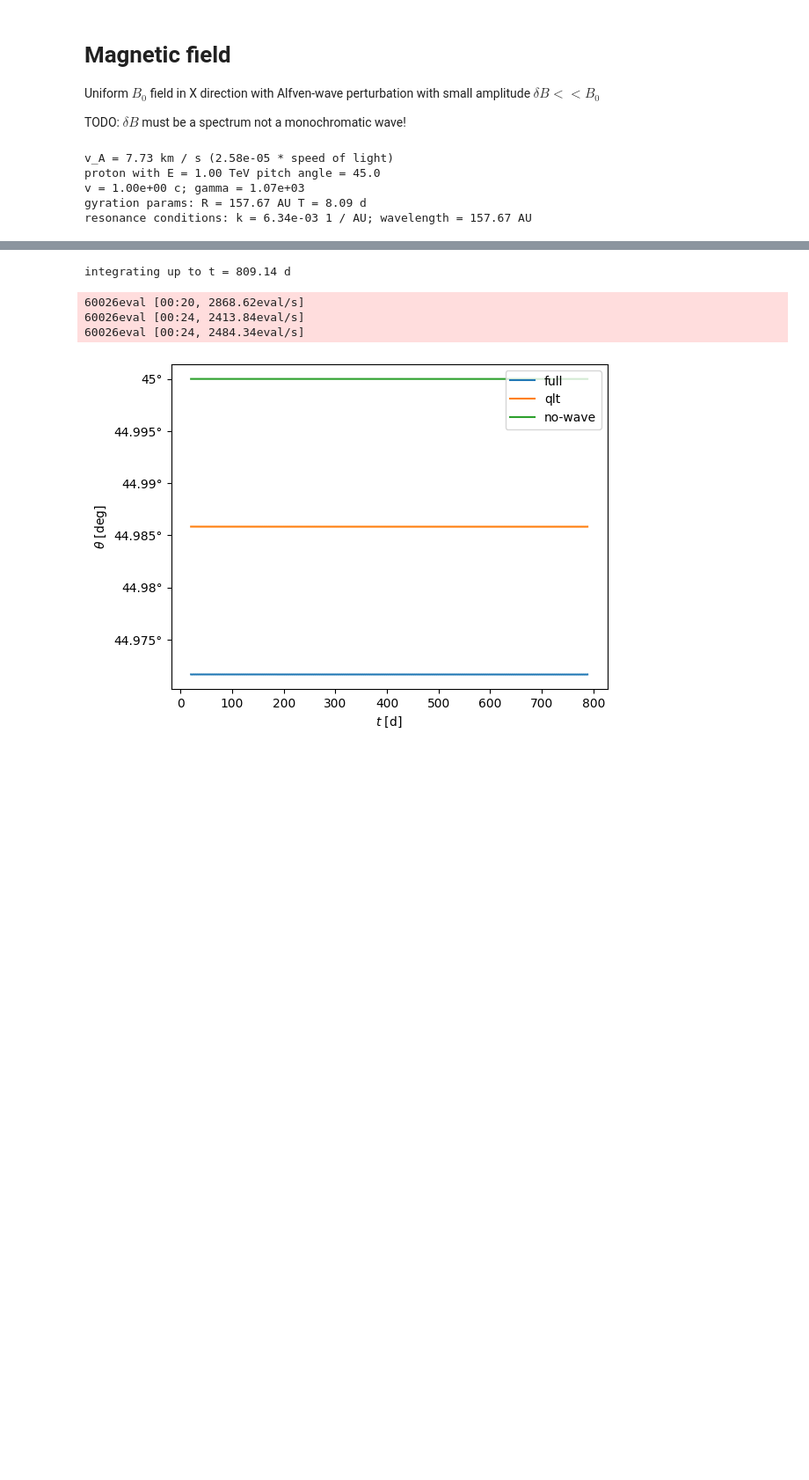
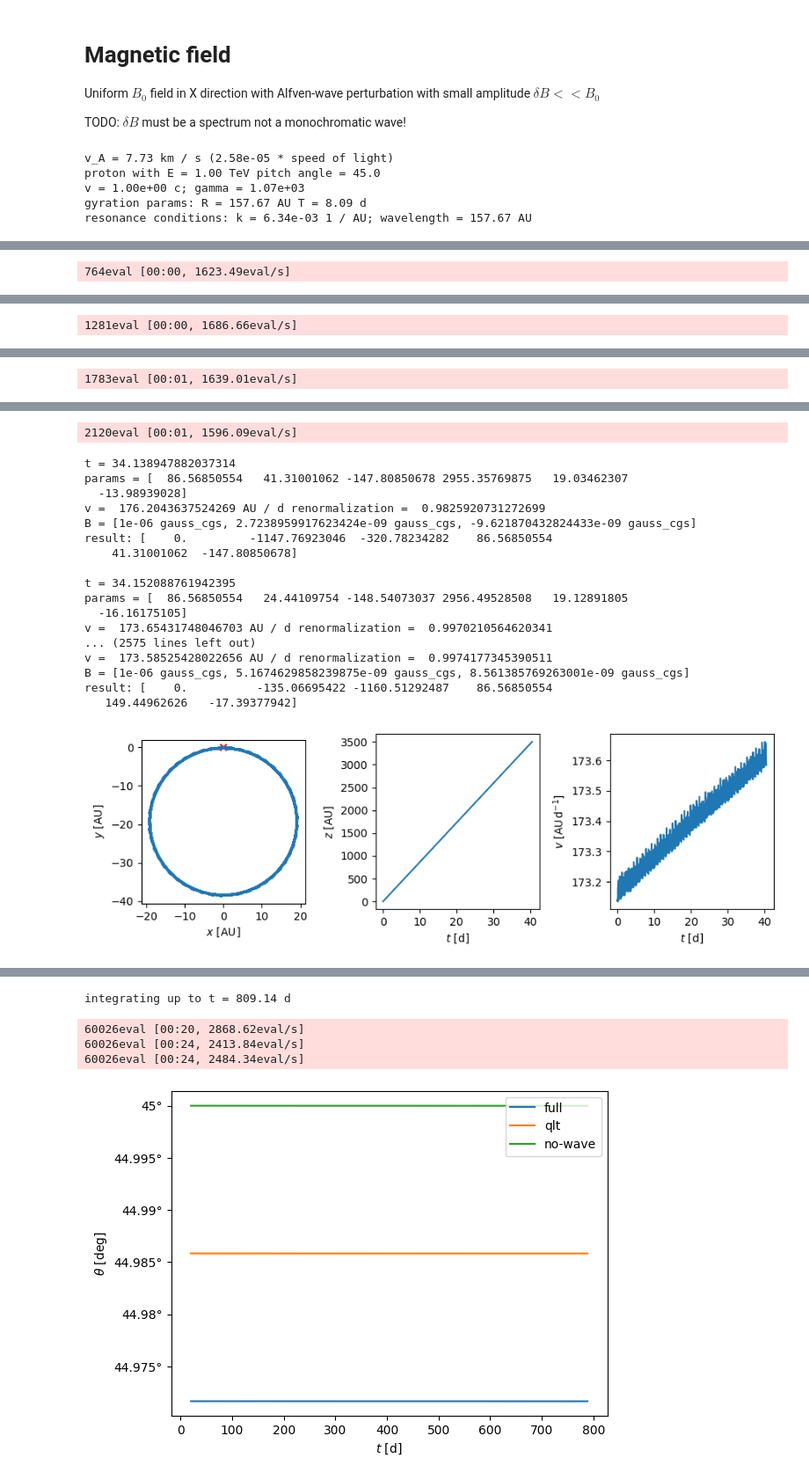
Before and after one commit to nj-vs-vh/gssi-he-th, a Jupyter notebook: Pitch Angle Diffusion Simulation.ipynb, the cells around one changed output, grey strips where cells are left out. Shown at 88% size. Cells and saved outputs as stored; diff of their text form; code cells hidden in the pictures; blank space fills up the shorter version.

```diff
--- a/Pitch Angle Diffusion Simulation.ipynb
+++ b/Pitch Angle Diffusion Simulation.ipynb
@@ -18,7 +19,7 @@ Uniform $B_0$ field in X direction with Alfven-wave perturbation with small ampl
 TODO: $\delta B$ must be a spectrum not a monochromatic wave!
 # %%
 B0 = 1e-6 * gauss_cgs
-deltaB = 1e-3 * B0
+deltaB = 1e-2 * B0
 
 # plasma density
 n_IMP = 1 / u.cm**3
@@ -185,6 +147,8 @@ APPROX_OPTS: list[Approx] = ["no-wave", "qlt", "full"]
 
 def get_ode_rhs(k: u.Quantity[1 / u.au], B_phase: float, gamma: float, approx: Approx):
     lorentz_force_norm = const.e.gauss / (const.c * const.m_p * gamma)
+    v = (const.c * np.sqrt(1 - gamma ** (-2))).to(u.au / u.d)
+    print(v)
 
     def f(
         t: float, params: np.ndarray, pbar: tqdm | None = None, verbose: bool = False
@@ -202,6 +166,15 @@ def get_ode_rhs(k: u.Quantity[1 / u.au], B_phase: float, gamma: float, approx: A
         vx = vx * V_UNIT
         vy = vy * V_UNIT
         vz = vz * V_UNIT
+
+        v_abs = np.sqrt(vx**2 + vy**2 + vz**2)
+        renorm_factor = (v / v_abs).decompose().value
+        if verbose:
+            print("v = ", v_abs, "renormalization = ", renorm_factor)
+        # vx *= renorm_factor
+        # vy *= renorm_factor
+        # vz *= renorm_factor
+
         x = x * L_UNIT
         y = y * L_UNIT
         z = z * L_UNIT
@@ -213,6 +186,10 @@ def get_ode_rhs(k: u.Quantity[1 / u.au], B_phase: float, gamma: float, approx: A
 
         perturb_x = False if approx == "no-wave" else True
         perturb_trans = True if approx == "full" else False
+
+        # TEMP
+        # print((lorentz_force_norm * (vy * Bz - vz * By)).to(A_UNIT))
+
         result = np.array(
             [
                 (
@@ -245,7 +222,8 @@ def get_ode_initial(E: u.Quantity[u.eV], theta: float) -> np.ndarray:
     v = const.c * np.sqrt(1 - gamma ** (-2))
     vx = v * np.cos(theta)
     v_trans = v * np.sin(theta)
-    phi = np.random.random() * np.pi * 2
+    phi = 0
+    # phi = np.random.random() * np.pi * 2
     return np.array(
         [
             vx.to(V_UNIT).value,
@@ -258,0 +241,38 @@ def get_ode_initial(E: u.Quantity[u.eV], theta: float) -> np.ndarray:
+# %%
+E = 100 * u.GeV
+gamma = E / (const.m_p * const.c**2)
+theta = np.pi / 3
+particle = Particle.from_energy_pitch_angle(E=E, theta=theta)
+theta0 = get_ode_initial(E, theta)
+
+t_max = 50 * particle.T_L
+t_eval = (
+    np.arange(0, t_max.to(T_UNIT).value, particle.T_L.to(T_UNIT).value / 16.3415)
+    * T_UNIT
+)
+with tqdm(unit="eval") as pbar:
+    no_wave_solution = solve_ivp(
+        fun=get_ode_rhs(
+            k=particle.k_res * 1.2,
+            B_phase=np.pi / 3,
+            gamma=gamma,
+            approx="no-wave",
+        ),
+        t_span=(0, t_max.to(T_UNIT).value),
+        y0=theta0,
+        args=[pbar, True],
+        t_eval=t_eval,
+        # max_step=(particle.T_L / 20).to(T_UNIT).value,
+    )
+
+_, axes = plt.subplots(ncols=3, figsize=(9, 3))
+axes[0].plot(no_wave_solution.y[4, :] * L_UNIT, no_wave_solution.y[5, :] * L_UNIT)
+axes[0].scatter(0, 0, marker="x", color="r")
+axes[0].set_aspect(1)
+label_axes(axes[0], "x", "y")
+axes[1].plot(t_eval, no_wave_solution.y[3, :] * L_UNIT)
+label_axes(axes[1], "t", "z")
+axes[2].plot(t_eval, np.sqrt(np.sum(no_wave_solution.y[0:3, :] ** 2, axis=0)) * V_UNIT)
+label_axes(axes[2], "t", "v")
+plt.tight_layout()
+# %% [output]
@@ -258,0 +297 @@ def get_ode_initial(E: u.Quantity[u.eV], theta: float) -> np.ndarray:
+764eval [00:00, 1623.49eval/s]
@@ -258,0 +315 @@ def get_ode_initial(E: u.Quantity[u.eV], theta: float) -> np.ndarray:
+1281eval [00:00, 1686.66eval/s]
@@ -258,0 +333 @@ def get_ode_initial(E: u.Quantity[u.eV], theta: float) -> np.ndarray:
+1783eval [00:01, 1639.01eval/s]
@@ -258,0 +351,19 @@ def get_ode_initial(E: u.Quantity[u.eV], theta: float) -> np.ndarray:
+2120eval [00:01, 1596.09eval/s]
+t = 34.138947882037314
+params = [  86.56850554   41.31001062 -147.80850678 2955.35769875   19.03462307
+  -13.98939028]
+v =  176.2043637524269 AU / d renormalization =  0.9825920731272699
+B = [1e-06 gauss_cgs, 2.7238959917623424e-09 gauss_cgs, -9.621870432824433e-09 gauss_cgs]
+result: [    0.         -1147.76923046  -320.78234282    86.56850554
+    41.31001062  -147.80850678]
+
+t = 34.152088761942395
+params = [  86.56850554   24.44109754 -148.54073037 2956.49528508   19.12891805
+  -16.16175105]
+v =  173.65431748046703 AU / d renormalization =  0.9970210564620341
+... (2575 lines left out)
+v =  173.58525428022656 AU / d renormalization =  0.9974177345390511
+B = [1e-06 gauss_cgs, 5.1674629858239875e-09 gauss_cgs, 8.561385769263001e-09 gauss_cgs]
+result: [    0.          -135.06695422 -1160.51292487    86.56850554
+   149.44962626   -17.39377942]
+[figure, added]
```
Also changed, not shown: parts of 14 cells of this notebook, 1 other file.
